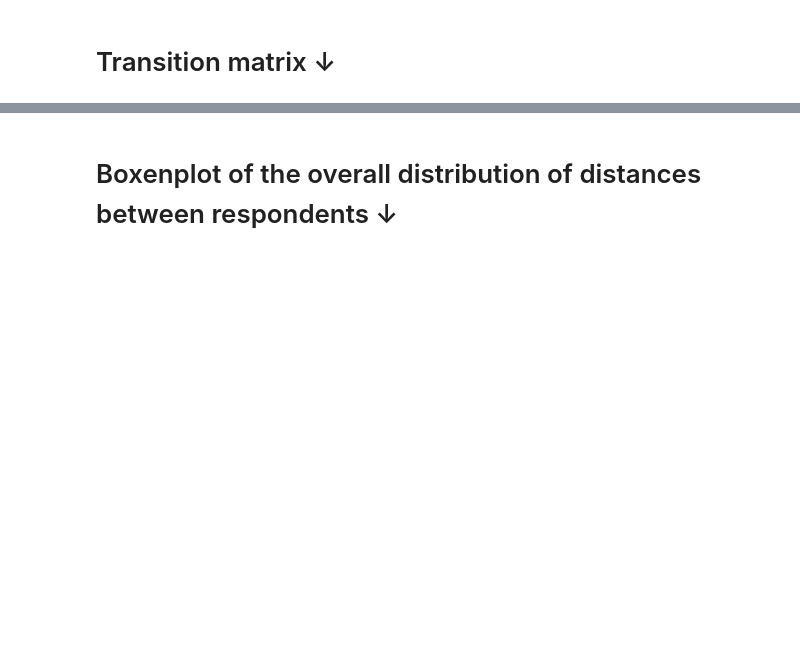
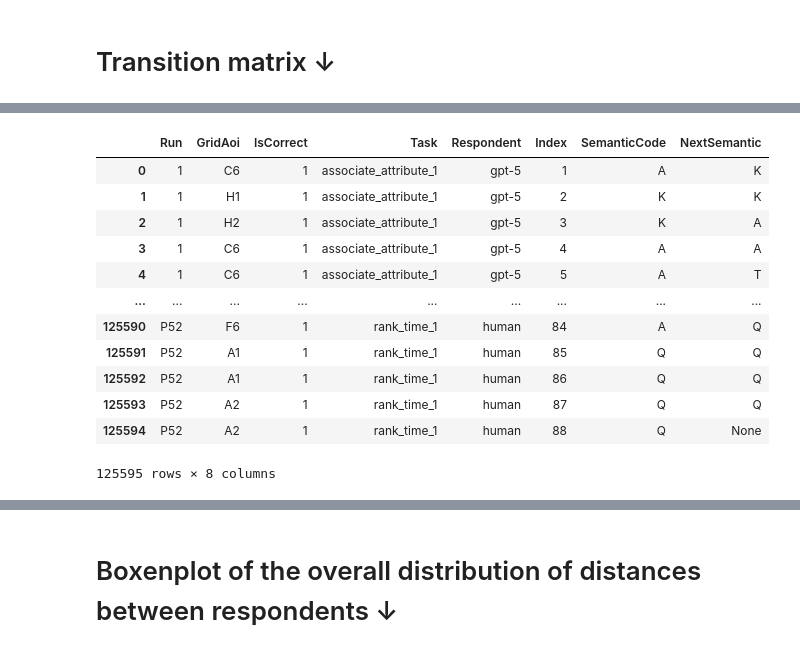
Before and after one commit to sfzbk/Comparing-Human-Visual-Search-and-Multimodal-LLM-Reasoning-Strategies-in-Map-Reading, a Jupyter notebook: 4tst.ipynb, the cells around one changed output, grey strips where cells are left out. Saved outputs shown, nothing was run; the diff lists cells and outputs as text; code cells hidden in the pictures; blank space fills up the shorter version.

```diff
--- a/4tst.ipynb
+++ b/4tst.ipynb
@@ -270,14 +347,28 @@ for respondent in local_pattern['Respondent'].unique():
 # %%
 import pandas as pd
 import numpy as np
 import seaborn as sns
 import matplotlib.pyplot as plt
-all_code = pd.read_csv('output/all_code.csv')
+all_code = pd.read_csv('data/all_code.csv')
 all_code['NextSemantic'] = all_code['SemanticCode'].shift(-1)
 # Set NextSemantic in the row preceding each row with Index equal to 1 to empty
 index1 = np.array(all_code[all_code['Index']==1].index[1:]) -1  # Use a NumPy array to subtract one from all indices
 all_code.loc[index1, 'NextSemantic'] = None
 all_code
+# %% [output]
+|  | Run | GridAoi | IsCorrect | Task | Respondent | Index | SemanticCode | NextSemantic |
+| 0 | 1 | C6 | 1 | associate_attribute_1 | gpt-5 | 1 | A | K |
+| 1 | 1 | H1 | 1 | associate_attribute_1 | gpt-5 | 2 | K | K |
+| 2 | 1 | H2 | 1 | associate_attribute_1 | gpt-5 | 3 | K | A |
+| 3 | 1 | C6 | 1 | associate_attribute_1 | gpt-5 | 4 | A | A |
+| 4 | 1 | C6 | 1 | associate_attribute_1 | gpt-5 | 5 | A | T |
+| ... | ... | ... | ... | ... | ... | ... | ... | ... |
+| 125590 | P52 | F6 | 1 | rank_time_1 | human | 84 | A | Q |
+| 125591 | P52 | A1 | 1 | rank_time_1 | human | 85 | Q | Q |
+| 125592 | P52 | A1 | 1 | rank_time_1 | human | 86 | Q | Q |
+| 125593 | P52 | A2 | 1 | rank_time_1 | human | 87 | Q | Q |
+| 125594 | P52 | A2 | 1 | rank_time_1 | human | 88 | Q | None |
+125595 rows × 8 columns
 # %%
 def draw_transfer_matrix(df, name):
     plt.clf()
```
Also changed, not shown: parts of 37 cells of this notebook, 7 other files.
